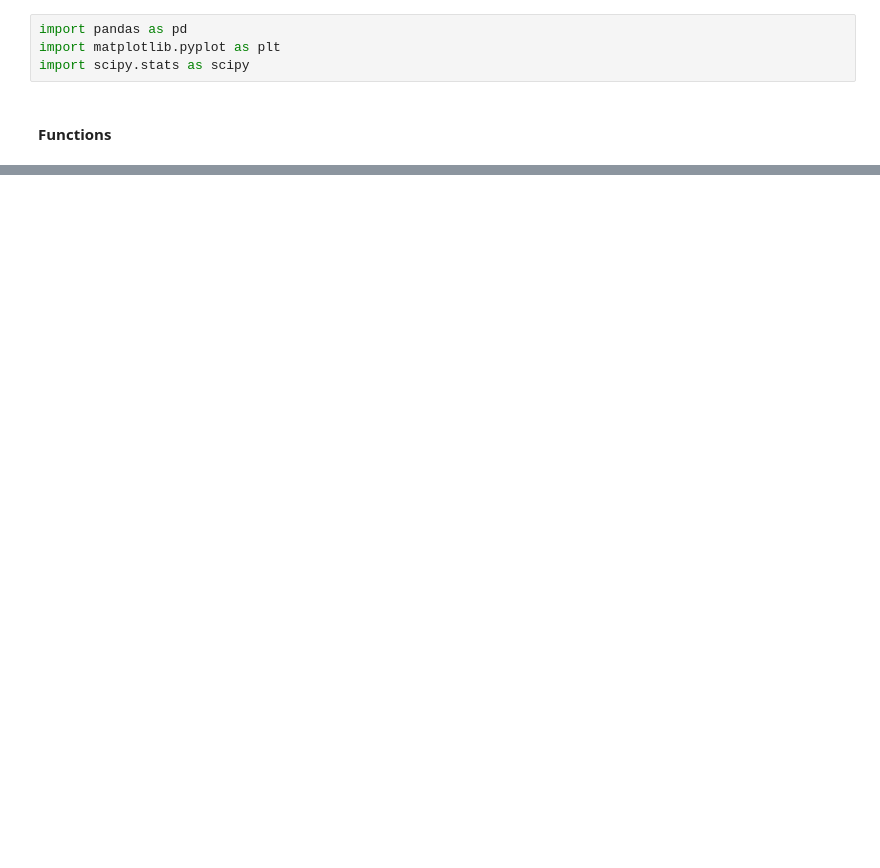
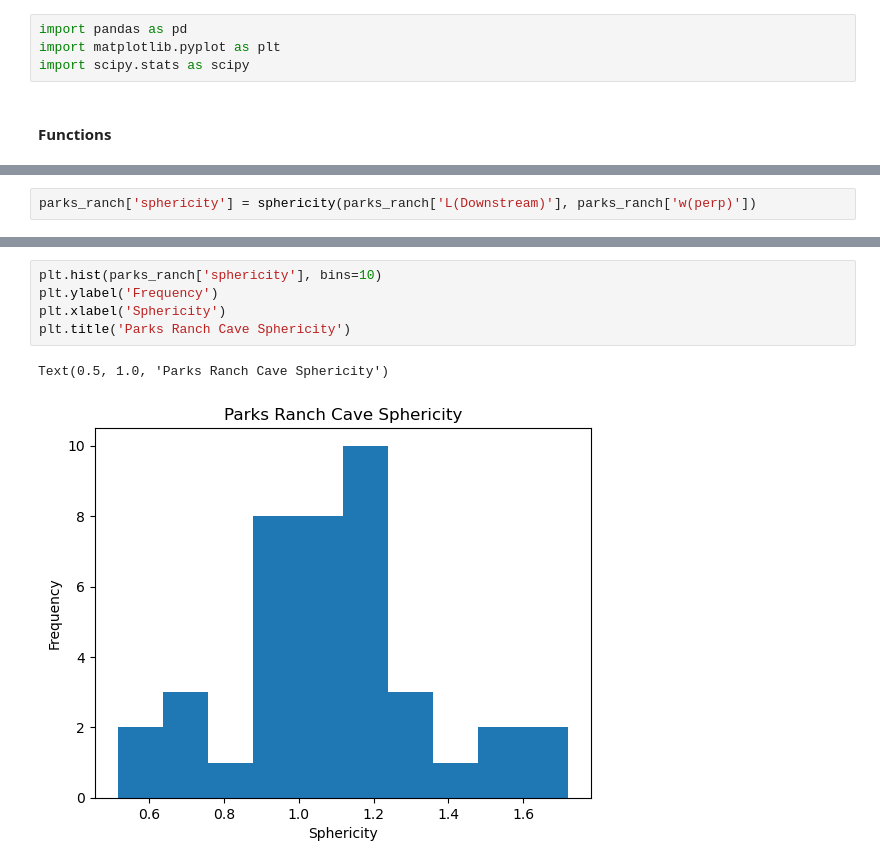
Before and after one commit to ethanoleson/Scallop_code, a Jupyter notebook: scallop_measurements.ipynb, the cells around one changed output, grey strips where cells are left out. Saved outputs shown, nothing was run; the diff lists cells and outputs as text; blank space fills up the shorter version.

```diff
--- a/scallop_measurements.ipynb
+++ b/scallop_measurements.ipynb
@@ -24,0 +53,2 @@ plt.hist
+# %%
+parks_ranch['sphericity'] = sphericity(parks_ranch['L(Downstream)'], parks_ranch['w(perp)'])
@@ -24,0 +63,8 @@ plt.hist
+# %%
+plt.hist(parks_ranch['sphericity'], bins=10)
+plt.ylabel('Frequency')
+plt.xlabel('Sphericity')
+plt.title('Parks Ranch Cave Sphericity')
+# %% [output]
+Text(0.5, 1.0, 'Parks Ranch Cave Sphericity')
+[figure, added]
```
Also changed, not shown: parts of 7 cells of this notebook.
